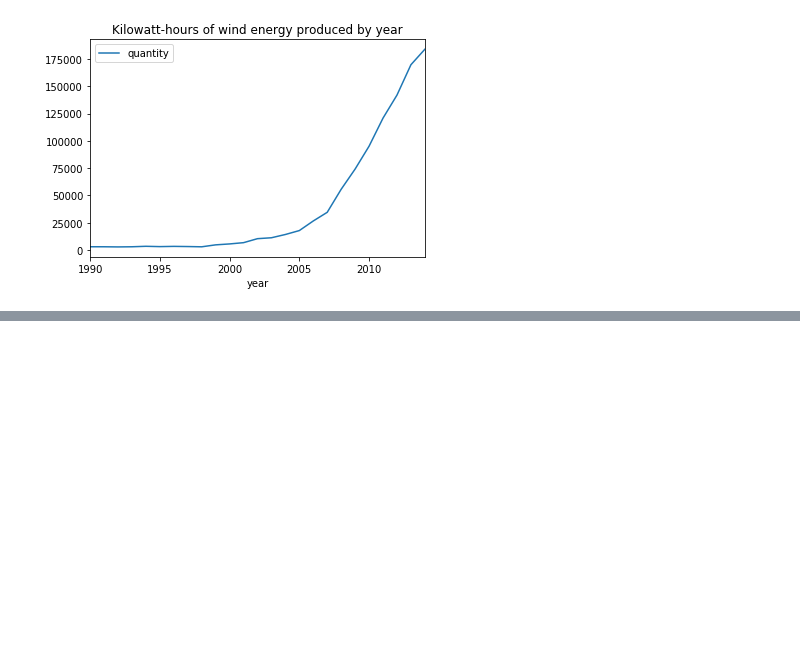
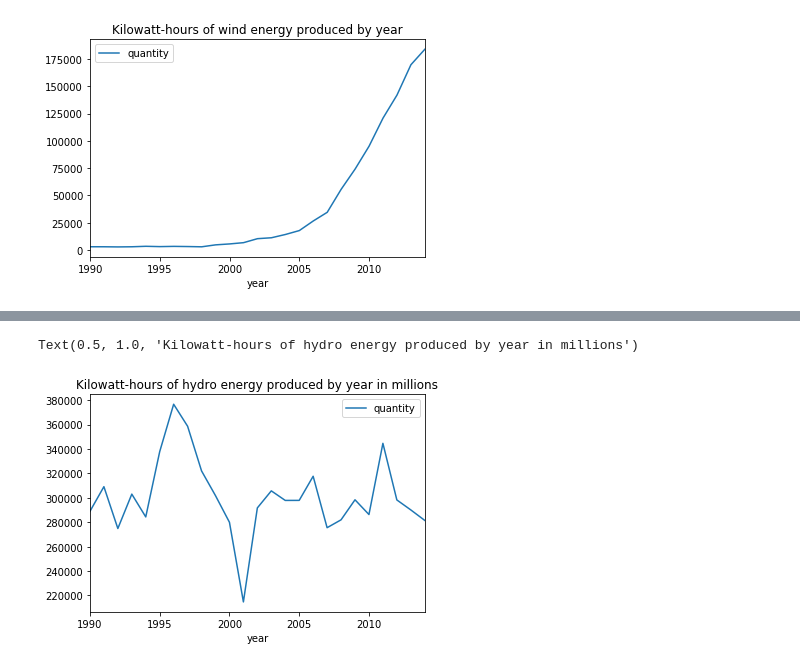
Before and after one commit to Bourbonplaytime/Renewable_energy, a Jupyter notebook: Renewable_energy.ipynb, the cells around one changed output, grey strips where cells are left out. Saved outputs shown, nothing was run; the diff lists cells and outputs as text; code cells hidden in the pictures; blank space fills up the shorter version.

```diff
--- a/Renewable_energy.ipynb
+++ b/Renewable_energy.ipynb
@@ -73,0 +105,6 @@ Text(0.5, 1.0, 'Kilowatt-hours of wind energy produced by year')
+# %%
+hyd_query = 'SELECT * FROM Energy WHERE category="hydro";'
+
+hyd_results = pd.read_sql_query(hyd_query, db)
+
+hyd_results
@@ -73,0 +129,7 @@ Text(0.5, 1.0, 'Kilowatt-hours of wind energy produced by year')
+# %%
+hyd_results.plot(x='year', y='quantity')
+
+plt.title("Kilowatt-hours of hydro energy produced by year in millions")
+# %% [output]
+Text(0.5, 1.0, 'Kilowatt-hours of hydro energy produced by year in millions')
+[figure, added]
```
Also changed, not shown: parts of 11 cells of this notebook.
